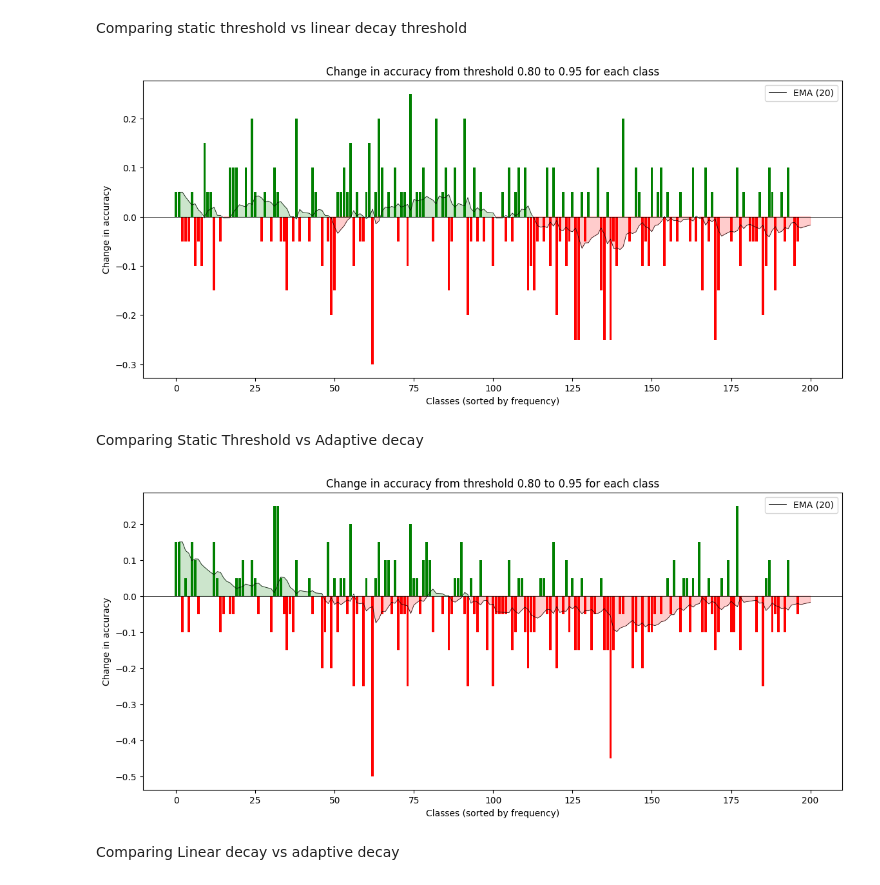
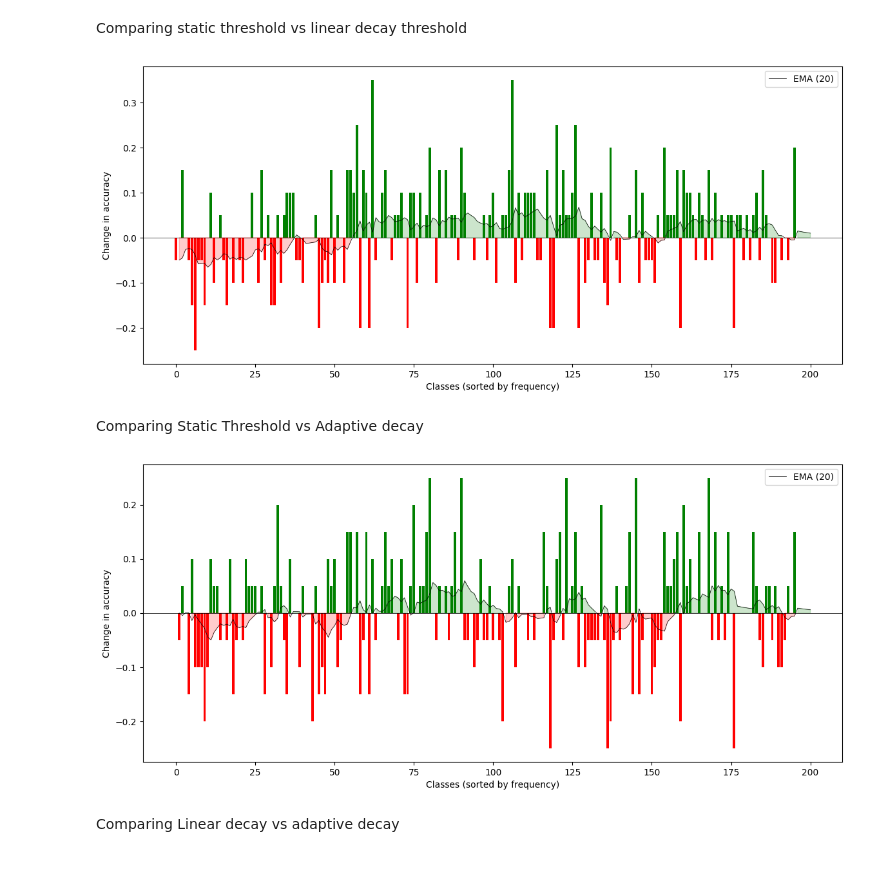
Before and after one commit to Self-Supervised-Learning-CS685/ssl-evaluation, a Jupyter notebook: inference_results.ipynb, the cells around one changed output. Drawn from its saved outputs; the diff is of its cells as text; code cells hidden in the pictures.

Commit message:
Modified Results

```diff
--- a/inference_results.ipynb
+++ b/inference_results.ipynb
@@ -57,7 +57,10 @@ def get_class_accuracies(FILE, sorted_labels):
     return class_accuracies[0]
 # %%
 def plot_difference(BASELINE_FILE, NEW_FILE, sorted_labels):
-    data1 = get_class_accuracies(BASELINE_FILE, sorted_labels)
+    if BASELINE_FILE is None:
+        data1 = np.zeros(len(sorted_labels))
+    else:
+        data1 = get_class_accuracies(BASELINE_FILE, sorted_labels)
     data2 = get_class_accuracies(NEW_FILE, sorted_labels)
     difference_data = data2/20 - data1/20
     # Replace this with your actual TP data for 200 classes
@@ -80,10 +83,9 @@ def plot_difference(BASELINE_FILE, NEW_FILE, sorted_labels):
     plt.fill_between(classes, ema_tp_counts, 0, where=(ema_tp_counts < 0), color="red", alpha=0.2)
 
     # Add labels and title
-    plt.title("Change in accuracy from threshold 0.80 to 0.95 for each class")
+    #plt.title("Change in accuracy from threshold 0.80 to 0.95 for each class")
     plt.xlabel("Classes (sorted by frequency)")
     plt.ylabel("Change in accuracy")
     plt.axhline(0, color="black", linewidth=0.5)  # Add a baseline at y=0
     plt.legend()
-
     plt.show()
@@ -90,19 +102,20 @@ def plot_difference(BASELINE_FILE, NEW_FILE, sorted_labels):
 # %% [markdown]
 Comparing static threshold vs linear decay threshold
 # %%
-BASELINE_FILE = "results/semi_fungi_PL_in_thres_95/test/pl.txt"
-NEW_FILE = "results/semi_fungi_PL_in_0_95/test/pl.txt"
+BASELINE_FILE = "results/semi_fungi_PL_in_thres_80/test/pl.txt"
+NEW_FILE = "results/semi_fungi_PL_95_80/test/pl.txt"
+#"results/semi_fungi_PL_95_80/test/pl.txt"
 plot_difference(BASELINE_FILE, NEW_FILE, sorted_labels)
 # %% [output]
-[figure, old version]
+[figure, new version]
 # %% [markdown]
 Comparing Static Threshold vs Adaptive decay
 # %%
-BASELINE_FILE = "results/semi_fungi_PL_in_thres_95/test/pl.txt"
+BASELINE_FILE = "results/semi_fungi_PL_in_thres_80/test/pl.txt"
 NEW_FILE = "results/semi_fungi_PL_global_adaptive_thres/test/pl.txt"
 plot_difference(BASELINE_FILE, NEW_FILE, sorted_labels)
 # %% [output]
-[figure, old version]
+[figure, new version]
 # %% [markdown]
 Comparing Linear decay vs adaptive decay
 # %%
```
Also changed, not shown: parts of 3 cells of this notebook.
